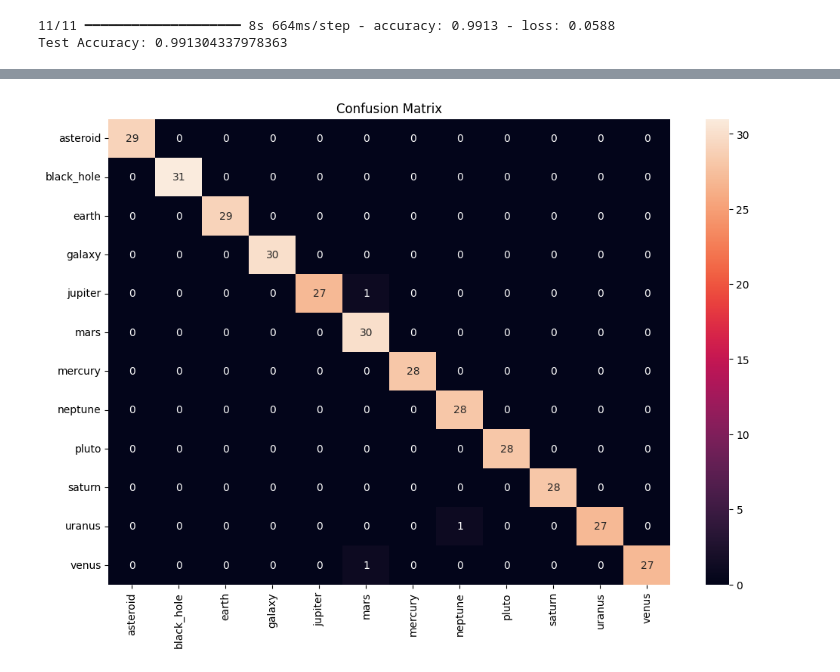
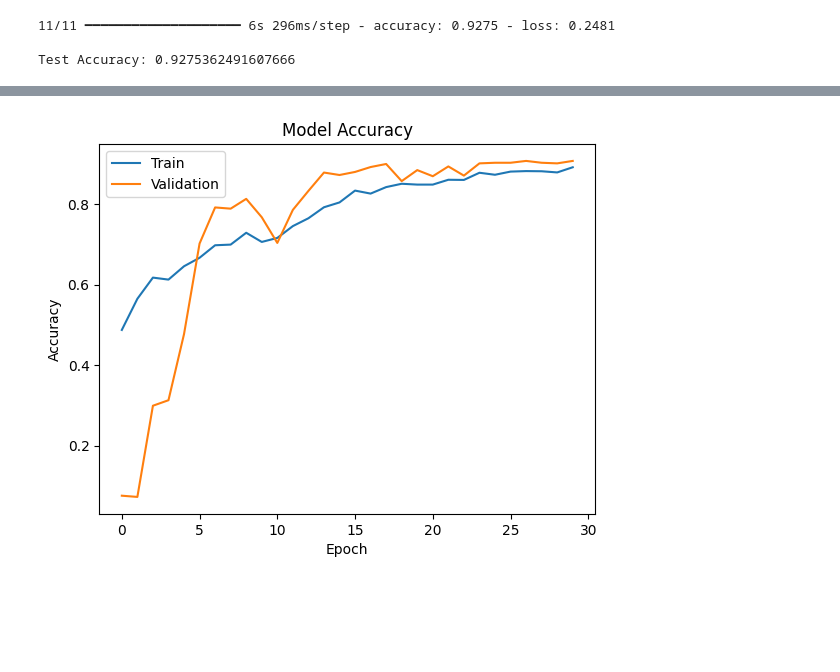
Before and after one commit to shinderiya1912-create/AI_Stellar_Model, a Jupyter notebook: sdss_data/cnn_astro.ipynb, the cells around one changed output, grey strips where cells are left out. Drawn from its saved outputs; the diff is of its cells as text; code cells hidden in the pictures; blank space fills up the shorter version.

Commit message:
Updated models, data files, and app changes

```diff
--- a/sdss_data/cnn_astro.ipynb
+++ b/sdss_data/cnn_astro.ipynb
@@ -23 +46,6 @@ BATCH_SIZE = 32
+# %%
+#Image Parameters
+IMG_SIZE = 128
+BATCH_SIZE = 32
+EPOCHS = 30
 # %%
@@ -133,8 +182,15 @@ Model: "functional_1"
 # %%
+#Compile Model
 model.compile(
-    optimizer=keras.optimizers.Adam(learning_rate=1e-4),
-    loss="sparse_categorical_crossentropy",
+
+    optimizer="adam",
+
+    loss="categorical_crossentropy",
+
     metrics=["accuracy"]
+
 )
+
+model.summary()
 # %% [output]
 WARNING:tensorflow:TensorFlow GPU support is not available on native Windows for TensorFlow >= 2.11. Even if CUDA/cuDNN are installed, GPU will not be used. Please use WSL2 or the TensorFlow-DirectML  ...
@@ -229,39 +307,29 @@ Epoch 10/10
 # %%
 #Evaluate Model
-test_loss, test_acc = model.evaluate(test_ds)
+test_loss, test_acc = model.evaluate(
 
-print("Test Accuracy:", test_acc)
+    test_generator
+
+)
+
+print("\nTest Accuracy:", test_acc)
 # %% [output]
-11/11 ━━━━━━━━━━━━━━━━━━━━ 8s 664ms/step - accuracy: 0.9913 - loss: 0.0588
-Test Accuracy: 0.991304337978363
+11/11 ━━━━━━━━━━━━━━━━━━━━ 6s 296ms/step - accuracy: 0.9275 - loss: 0.2481
+
+Test Accuracy: 0.9275362491607666
 # %%
-#Confusion Matrix
-y_true = []
-y_pred = []
+#Plot Graph Accuracy
+plt.plot(history.history["accuracy"])
 
-for images, labels in test_ds:
+plt.plot(history.history["val_accuracy"])
 
-    preds = model.predict(images)
+plt.title("Model Accuracy")
 
-    y_true.extend(labels.numpy())
+plt.ylabel("Accuracy")
 
-    y_pred.extend(
-        np.argmax(preds, axis=1)
-    )
+plt.xlabel("Epoch")
 
-cm = confusion_matrix(y_true, y_pred)
-
-plt.figure(figsize=(12,8))
-
-sns.heatmap(
-    cm,
-    annot=True,
-    fmt="d",
-    xticklabels=class_names,
-    yticklabels=class_names
-)
-
-plt.title("Confusion Matrix")
+plt.legend(["Train", "Validation"])
 
 plt.show()
 # %% [output]
@@ -279,2 +336,2 @@ plt.show()
-[figure, old version]
+[figure, new version]
 # %%
```
Also changed, not shown: parts of 14 cells of this notebook, 8 other files.
